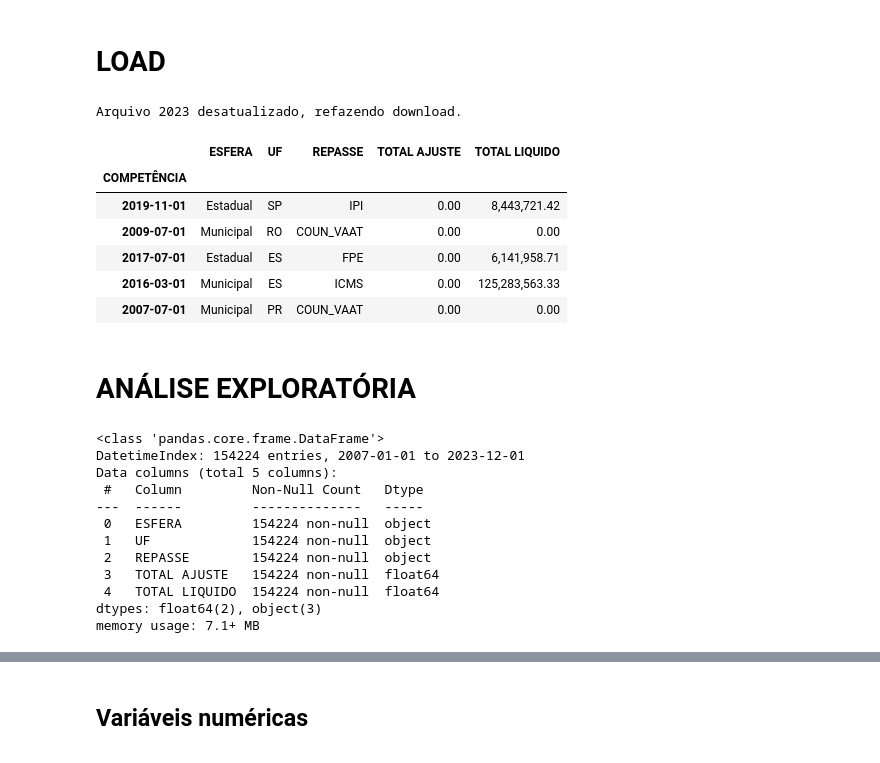
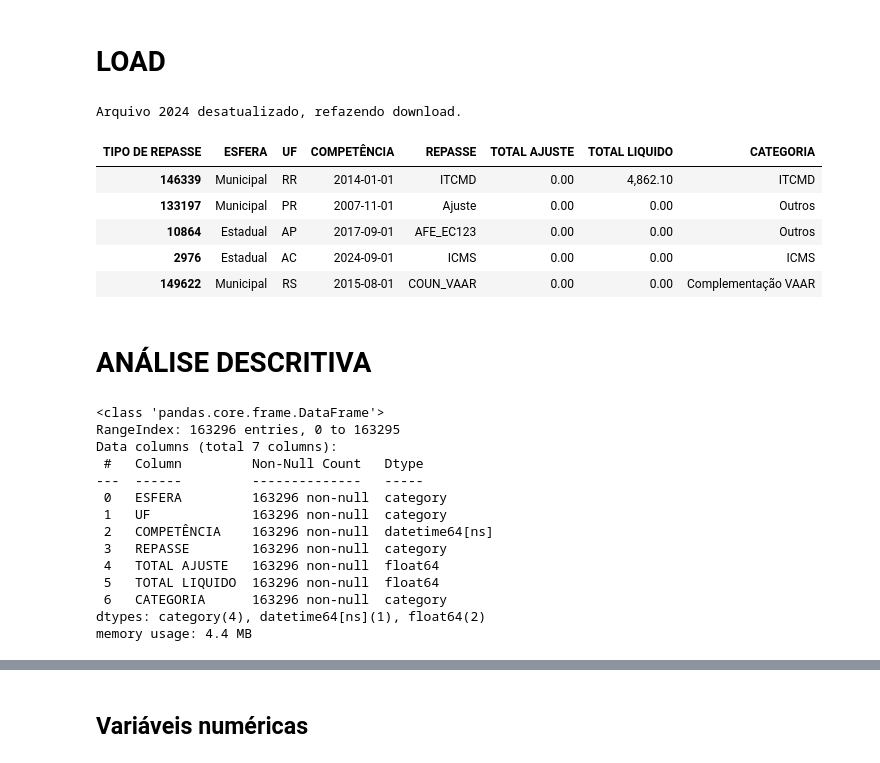
Before and after one commit to AdrianSBar/Repasses_FUNDEB, a Jupyter notebook: 1_Descriptive_data_analisy.ipynb, the cells around one changed output, grey strips where cells are left out. Saved outputs shown, nothing was run; the diff lists cells and outputs as text; code cells hidden in the pictures.

```diff
--- a/1_Descriptive_data_analisy.ipynb
+++ b/1_Descriptive_data_analisy.ipynb
@@ -39,41 +21,36 @@ pd.options.display.float_format = lambda x: f'{x:,.2f}'
 px.defaults.template = 'plotly_dark'
 # %% [markdown]
 # **LOAD**
-# %%
-update_data(fold='./dados')
-# %% [output]
-Arquivo 2023 desatualizado, refazendo download.
-# %%
-df = pd.read_csv('./data.csv', parse_dates=['COMPETÊNCIA'], index_col='COMPETÊNCIA')
-display(df.sample(5))
-
-df_e = df[df.ESFERA == 'Estadual']
-df_e = df_e[df_e.index <= '2023-10-31']
-
-df_m = df[df.ESFERA == 'Municipal']
-df_m = df_m[df_m.index <= '2023-10-31']
-# %% [output]
-|  | ESFERA | UF | REPASSE | TOTAL AJUSTE | TOTAL LIQUIDO |
-| COMPETÊNCIA |  |  |  |  |  |
-| 2019-11-01 | Estadual | SP | IPI | 0.00 | 8,443,721.42 |
-| 2009-07-01 | Municipal | RO | COUN_VAAT | 0.00 | 0.00 |
-| 2017-07-01 | Estadual | ES | FPE | 0.00 | 6,141,958.71 |
-| 2016-03-01 | Municipal | ES | ICMS | 0.00 | 125,283,563.33 |
-| 2007-07-01 | Municipal | PR | COUN_VAAT | 0.00 | 0.00 |
+# %%
+upgrade_data(fold='./RAW_DATAS')
+# %% [output]
+Arquivo 2024 desatualizado, refazendo download.
+# %%
+df = pd.read_parquet('./DATASETS/summarized_data.parquet')
+df.sample(5)
+# %% [output]
+| TIPO DE REPASSE | ESFERA | UF | COMPETÊNCIA | REPASSE | TOTAL AJUSTE | TOTAL LIQUIDO | CATEGORIA |
+| 146339 | Municipal | RR | 2014-01-01 | ITCMD | 0.00 | 4,862.10 | ITCMD |
+| 133197 | Municipal | PR | 2007-11-01 | Ajuste | 0.00 | 0.00 | Outros |
+| 10864 | Estadual | AP | 2017-09-01 | AFE_EC123 | 0.00 | 0.00 | Outros |
+| 2976 | Estadual | AC | 2024-09-01 | ICMS | 0.00 | 0.00 | ICMS |
+| 149622 | Municipal | RS | 2015-08-01 | COUN_VAAR | 0.00 | 0.00 | Complementação VAAR |
 # %% [markdown]
-# **ANÁLISE EXPLORATÓRIA**
+# **ANÁLISE DESCRITIVA**
 # %%
 df.info()
 # %% [output]
 <class 'pandas.core.frame.DataFrame'>
-DatetimeIndex: 154224 entries, 2007-01-01 to 2023-12-01
-Data columns (total 5 columns):
+RangeIndex: 163296 entries, 0 to 163295
+Data columns (total 7 columns):
  #   Column         Non-Null Count   Dtype
 ---  ------         --------------   -----
- 0   ESFERA         154224 non-null  object
- 1   UF             154224 non-null  object
- 2   REPASSE        154224 non-null  object
- 3   TOTAL AJUSTE   154224 non-null  float64
- 4   TOTAL LIQUIDO  154224 non-null  float64
-dtypes: float64(2), object(3)
-memory usage: 7.1+ MB
+ 0   ESFERA         163296 non-null  category
+ 1   UF             163296 non-null  category
+ 2   COMPETÊNCIA    163296 non-null  datetime64[ns]
+ 3   REPASSE        163296 non-null  category
+ 4   TOTAL AJUSTE   163296 non-null  float64
+ 5   TOTAL LIQUIDO  163296 non-null  float64
+ 6   CATEGORIA      163296 non-null  category
+dtypes: category(4), datetime64[ns](1), float64(2)
+memory usage: 4.4 MB
```
Also changed, not shown: parts of 9 cells of this notebook, 4 other files.
